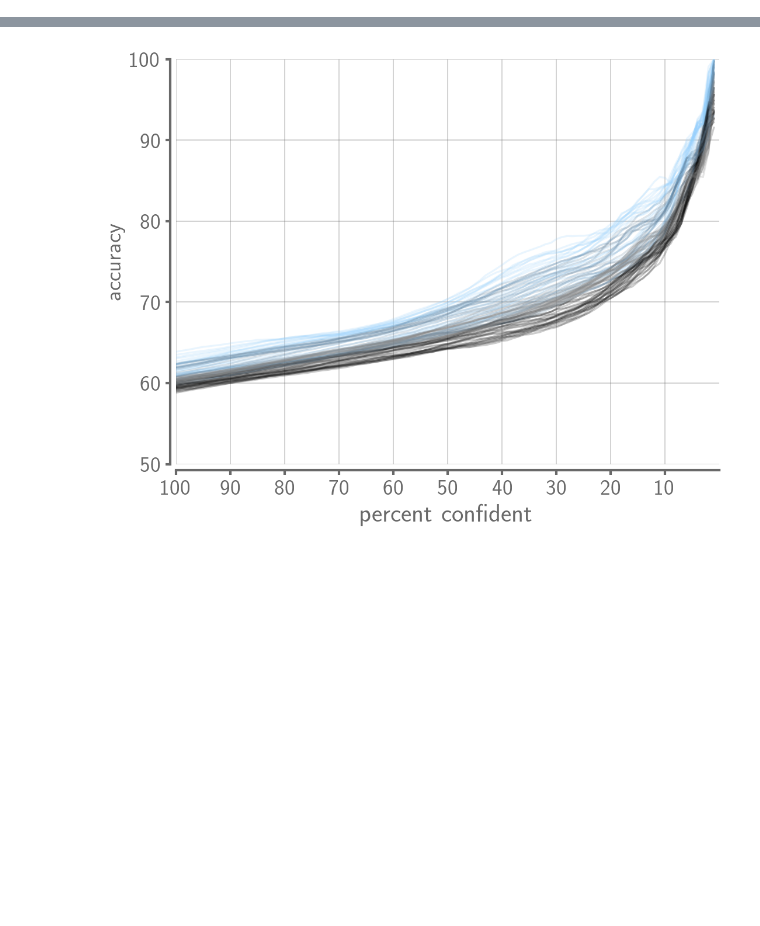
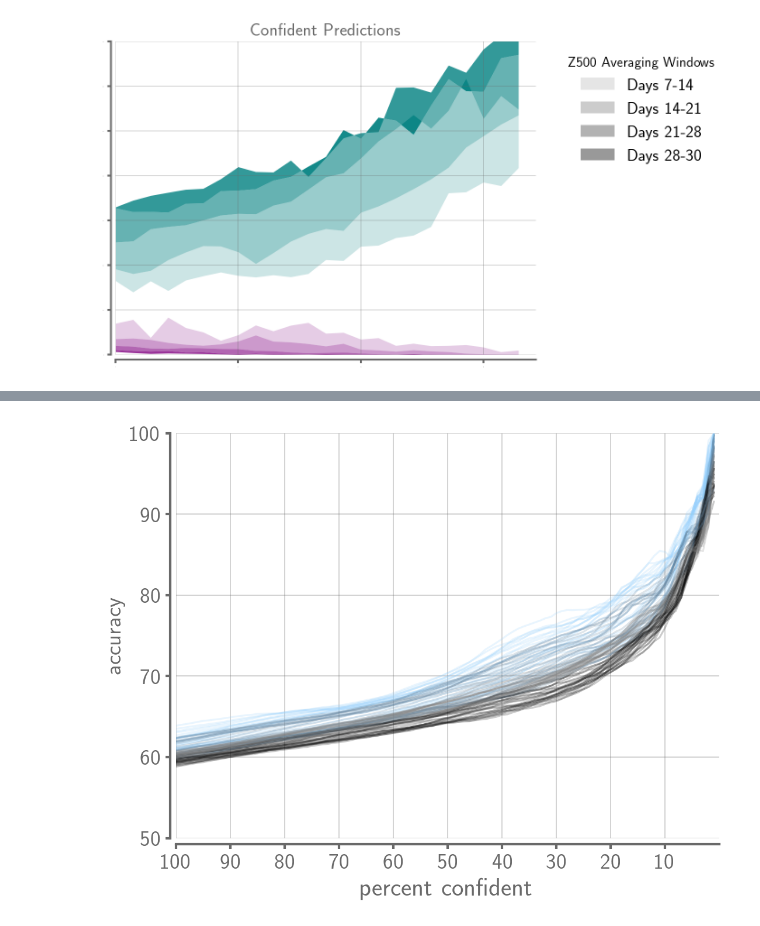
Before and after one commit to kjmayer/ENSOvsMJO, a Jupyter notebook: interpret/interpret-plot.ipynb, the cells around one changed output, grey strips where cells are left out. Cells and saved outputs as stored; diff of their text form; code cells hidden in the pictures; blank space fills up the shorter version.

```diff
--- a/interpret/interpret-plot.ipynb
+++ b/interpret/interpret-plot.ipynb
@@ -203,0 +280,79 @@ plt.show()
+# %%
+valColor = (141/255,171/255,127/255,1.)
+FS = 18
+plt.figure(figsize=(8, 6))
+
+
+#---------- plot loss -------------------
+ax = plt.subplot(1,1,1)
+adjust_spines(ax, ['left', 'bottom'])
+ax.spines['top'].set_color('none')
+ax.spines['right'].set_color('none')
+ax.spines['left'].set_color('dimgrey')
+ax.spines['bottom'].set_color('dimgrey')
+ax.spines['left'].set_linewidth(2)
+ax.spines['bottom'].set_linewidth(2)
+ax.tick_params('both',length=4,width=2,which='major',color='dimgrey')
+ax.yaxis.grid(zorder=1,color='dimgrey',alpha=0.35)
+ax.xaxis.grid(zorder=1,color='dimgrey',alpha=0.35)
+
+plt.fill_between(x = np.arange(0,len(LEADS)),
+                 y1 = model1_conffracpred_avg[:,0]*100,
+                 y2 = model1_conffracpred_avg[:,7]*100,
+                color='teal', alpha=0.2,linewidth=0)#,label='Week 2')
+plt.fill_between(x = np.arange(0,len(LEADS)),
+                 y1 = model1_conffracpred_avg[:,7]*100,
+                 y2 = model1_conffracpred_avg[:,14]*100,
+                color='teal', alpha=0.4,linewidth=0)#,label='Week 3')
+plt.fill_between(x = np.arange(0,len(LEADS)),
+                 y1 = model1_conffracpred_avg[:,14]*100,
+                 y2 = model1_conffracpred_avg[:,21]*100,
+                color='teal', alpha=0.6,linewidth=0)#,label='Week 4')
+plt.fill_between(x = np.arange(0,len(LEADS)),
+                 y1 = model1_conffracpred_avg[:,21]*100,
+                 y2 = model1_conffracpred_avg[:,-1]*100,
+                color='teal', alpha=0.8,linewidth=0)#,label='Days 28-31')
+
+plt.fill_between(x = np.arange(0,len(LEADS)),
+                 y1 = model2_conffracpred_avg[:,0]*100,
+                 y2 = model2_conffracpred_avg[:,7]*100,
+                 color='purple', alpha=0.2,linewidth=0)#,label='Week 2')
+plt.fill_between(x = np.arange(0,len(LEADS)),
+                 y1 = model2_conffracpred_avg[:,7]*100,
+                 y2 = model2_conffracpred_avg[:,14]*100,
+                 color='purple', alpha=0.4,linewidth=0)#,label='Week 3')
+plt.fill_between(x = np.arange(0,len(LEADS)),
+                 y1 = model2_conffracpred_avg[:,14]*100,
+                 y2 = model2_conffracpred_avg[:,21]*100,
+                 color='purple', alpha=0.6,linewidth=0)#,label='Week 4',)
+plt.fill_between(x = np.arange(0,len(LEADS)),
+                 y1 = model2_conffracpred_avg[:,21]*100,
+                 y2 = model2_conffracpred_avg[:,-1]*100,
+                 color='purple', alpha=0.8,linewidth=0)#,label='Days 28-31')
+
+plt.fill_between(x = np.arange(0,len(LEADS)),
+                 y1 = np.zeros(shape=(len(LEADS)))+np.nan,
+                 y2 = np.zeros(shape=(len(LEADS)))+np.nan,
+                 color='grey',label='Days 7-14', alpha=0.2,linewidth=0)
+plt.fill_between(x = np.arange(0,len(LEADS)),
+                 y1 = np.zeros(shape=(len(LEADS)))+np.nan,
+                 y2 = np.zeros(shape=(len(LEADS)))+np.nan,
+                 color='grey',label='Days 14-21', alpha=0.4,linewidth=0)
+plt.fill_between(x = np.arange(0,len(LEADS)),
+                 y1 = np.zeros(shape=(len(LEADS)))+np.nan,
+                 y2 = np.zeros(shape=(len(LEADS)))+np.nan,
+                 color='grey',label='Days 21-28', alpha=0.6,linewidth=0)
+plt.fill_between(x = np.arange(0,len(LEADS)),
+                 y1 = np.zeros(shape=(len(LEADS)))+np.nan,
+                 y2 = np.zeros(shape=(len(LEADS)))+np.nan,
+                 color='grey',label='Days 28-30', alpha=0.8,linewidth=0)
+
+plt.title('Confident Predictions',fontsize=FS+1,color='dimgrey')
+plt.ylim(0,70)
+plt.yticks(np.arange(0,80,10),np.arange(0,80,10),fontsize=0,color='dimgrey')
+plt.xlim(0,len(LEADS))
+plt.xticks(np.arange(0,28,7),np.arange(LEADS[0],LEADS[-1],7),fontsize=0,color='dimgrey')
+plt.legend(frameon=False, fontsize=FS,ncol=1,bbox_to_anchor=(1.04, 1), loc="upper left", title='Z500 Averaging Windows')
+plt.show()
+# %% [output]
+[figure, added]
```
Also changed, not shown: parts of 15 cells of this notebook.
